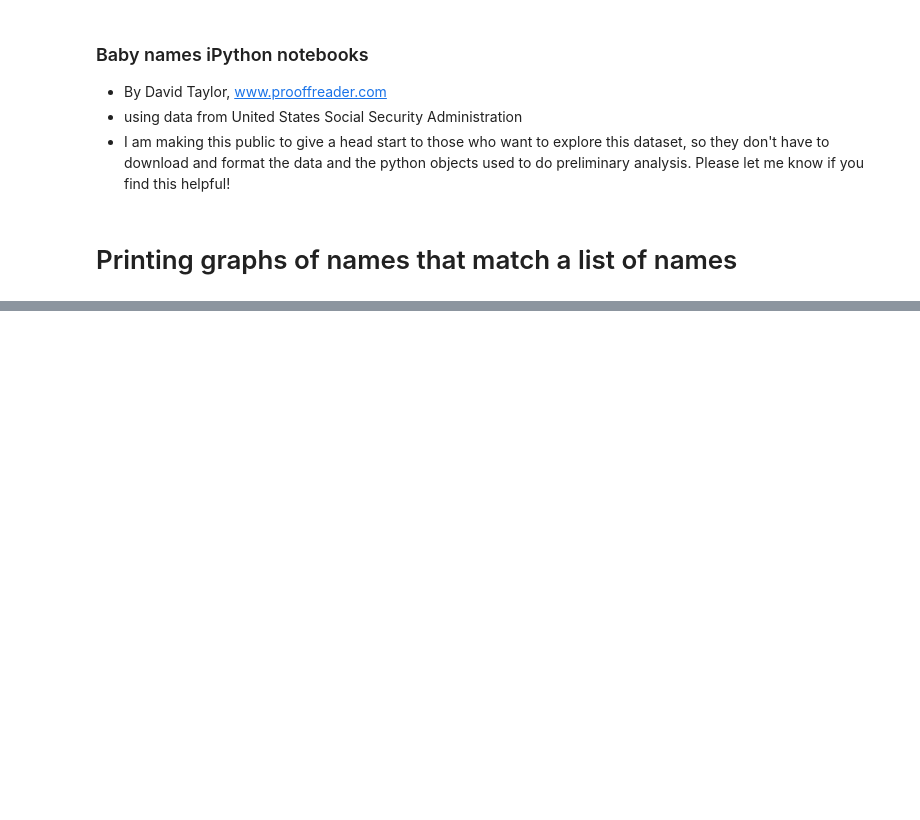
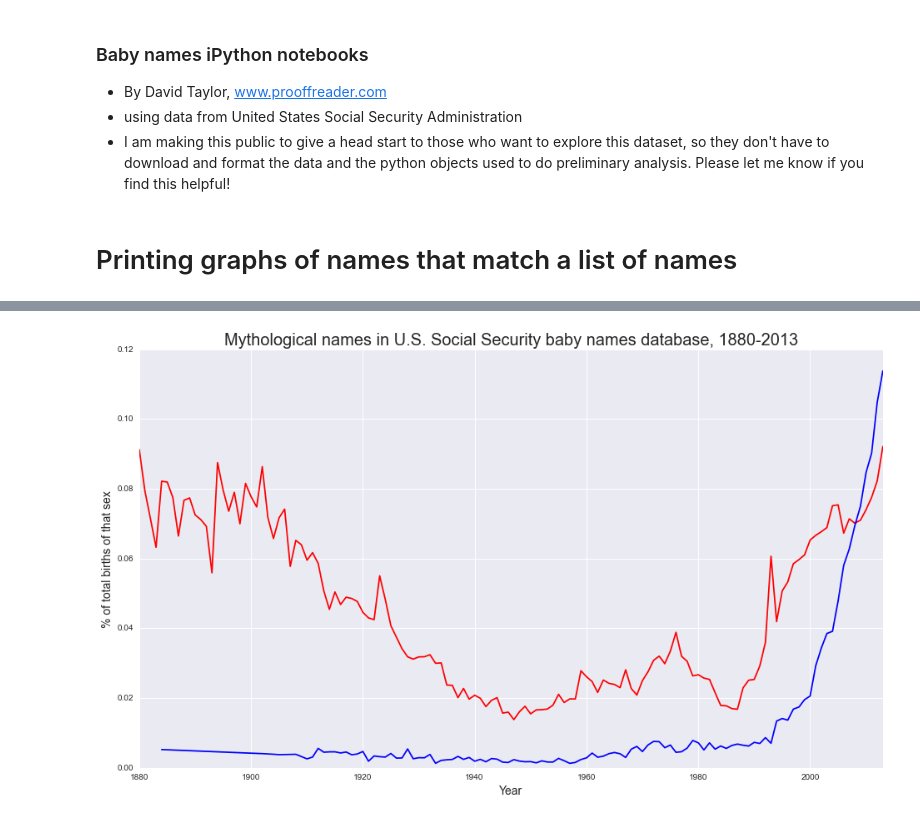
Before and after one commit to Prooffreader/Baby_names_US_IPython, a Jupyter notebook: find_names_from_a_list.ipynb, the cells around one changed output, grey strips where cells are left out. Saved outputs shown, nothing was run; the diff lists cells and outputs as text; code cells hidden in the pictures; blank space fills up the shorter version.

```diff
--- a/find_names_from_a_list.ipynb
+++ b/find_names_from_a_list.ipynb
@@ -350,0 +640,10 @@ names_listed.to_csv('lists/names_matching_mythological_list.csv')
+# %%
+# manually limit to nice round number
+
+nice_round_number = 100 # if too high, there will be no change
+final_m = final_m[:nice_round_number]
+final_f = final_f[:nice_round_number]
+
+print 'After manually resizing to nice round number of %d names each:' % (nice_round_number)
+print 'Accepted male names:', final_m
+print 'Accepted female names:', final_f
@@ -350,0 +667,59 @@ names_listed.to_csv('lists/names_matching_mythological_list.csv')
+# %%
+%run download_and_process.py
+
+# reduce names dataframe to those matching list
+# print '--------------------\nDataframe names filtered to those that match list'
+# print "%d records to begin." % (len(names))
+names_listed = names[((names.name.isin(final_m) & (names.sex == 'M')) |
+                      (names.name.isin(final_f) & (names.sex == 'F')) )].copy()
+names_listed.sort('pct_max', ascending=False, inplace=True)
+# print "%d records remaining." % (len(names_listed))
+# listed_in_df = list(names_listed.name)
+# print names_listed.head(10)
+# listed_m = list(names[(names.sex == 'M') & (names.name.isin(final_m))]['name'])
+# listed_f = list(names[(names.sex == 'F') & (names.name.isin(final_f))]['name'])
+
+#reduce yob dataframe to those matching list
+print '--------------------\nDataframe yob filtered to those that match list (count only)'
+print "%d records to begin." % (len(yob))
+yob_listed_m = yob[(yob.name.isin(final_m)) & (yob.sex == 'M')].copy()
+yob_listed_m.sort(['year', 'sex', 'name'], ascending=False, inplace=True)
+yob_listed_f = yob[(yob.name.isin(final_f)) & (yob.sex == 'F')].copy()
+yob_listed_f.sort(['year', 'sex', 'name'], ascending=False, inplace=True)
+print "%d records remaining." % (len(yob_listed))
+
+# m and f totals
+yob_listed_f_agg = pd.DataFrame(yob_listed_f.groupby('year').sum())[['births', 'pct']]
+yob_listed_m_agg = pd.DataFrame(yob_listed_m.groupby('year').sum())[['births', 'pct']]
+print '--------------------\nHead of total matching list per year, female'
+print yob_listed_f_agg.head()
+
+# print chart of m and f totals
+print '\n'
+
+# function to determine a nice y-axis limit a little above the maximum value
+# rounds maximum y up to second-most-significant digit
+def determine_y_limit(x):
+    significance = int(math.floor((math.log10(x))))
+    val = math.floor(x / (10 ** (significance - 1))) + 1
+    val = val * (10 ** (significance - 1))
+    return val
+
+#data
+xf = list(yob_listed_f_agg.index)
+xm = list(yob_listed_m_agg.index)
+
+plt.figure(figsize=(16,9))
+plt.plot(xf, list(yob_listed_f_agg.pct), color="red")
+plt.plot(xm, list(yob_listed_m_agg.pct), color="blue")
+
+plt.ylim(0, determine_y_limit(max(list(yob_listed_f_agg.pct)
+                                  +list(yob_listed_m_agg.pct))))
+plt.xlim(1880, 2013)
+
+plt.title(totals_title, fontsize = 20)
+plt.xlabel("Year", fontsize = 14)
+plt.ylabel("% of total births of that sex", fontsize = 14)
+
+plt.show()
+# %% [output]
@@ -350,0 +743 @@ names_listed.to_csv('lists/names_matching_mythological_list.csv')
+[figure, added]
```
Also changed, not shown: parts of 18 cells of this notebook, 5 other files.
